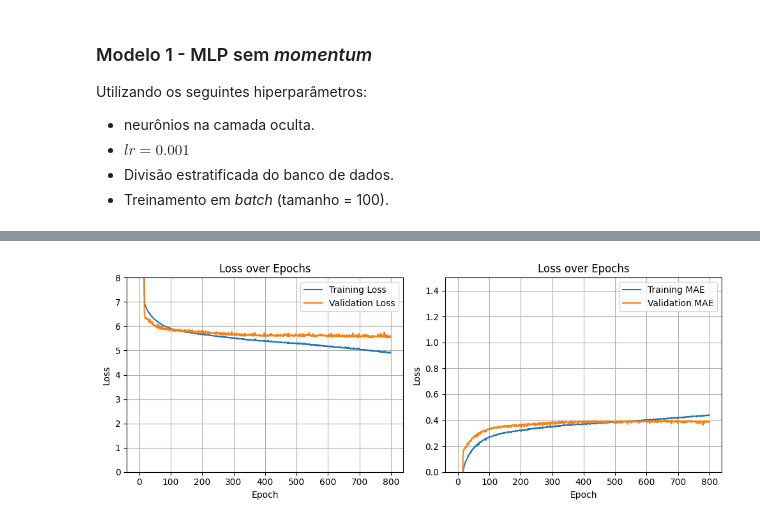
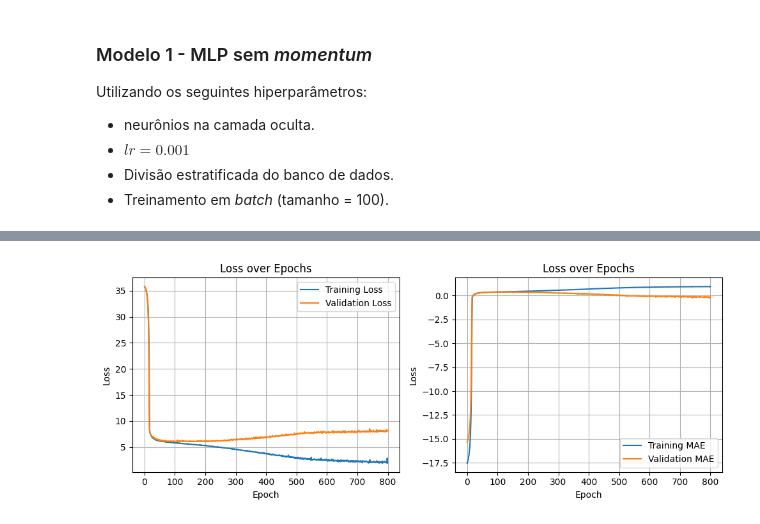
Before and after one commit to Luis-Menezes/NN_SupervisedLearning, a Jupyter notebook: project_1_deliverable.ipynb, the cells around one changed output, grey strips where cells are left out. Cells and saved outputs as stored; diff of their text form; code cells hidden in the pictures.

```diff
--- a/project_1_deliverable.ipynb
+++ b/project_1_deliverable.ipynb
@@ -1464,6 +1464,7 @@ model = keras.Sequential()
 model.add(Input(shape=(X_train.shape[1],)))
 model.add(Dense(70, activation='relu'))
 model.add(Dense(15, activation='relu'))
+model.add(Dense(5, activation='relu'))
 model.add(Dense(Y_train.shape[1], activation='linear'))
 # %%
 from keras.optimizers import SGD
@@ -1529,7 +1532,7 @@ def plot_learning_curve(history):
     plt.title('Loss over Epochs')
     plt.xlabel('Epoch')
     plt.ylabel('Loss')
-    plt.ylim(top=8, bottom=0)
+    # plt.ylim(top=8, bottom=0)
     plt.legend()
     plt.grid(True)
 
@@ -1541,7 +1544,7 @@ def plot_learning_curve(history):
     plt.xlabel('Epoch')
     plt.ylabel('Loss')
     plt.legend()
-    plt.ylim(top=1.5, bottom=0)
+    # plt.ylim(top=1.5, bottom=0)
     plt.grid(True)
 
 
@@ -1577,13 +1583,14 @@ from keras.layers import Dense, Input
 
 model = keras.Sequential()
 model.add(Input(shape=(X_train.shape[1],)))
-model.add(Dense(20, activation='relu',kernel_regularizer='l2'))
-model.add(Dense(10, activation='relu', kernel_regularizer='l2'))
+model.add(Dense(70, activation='relu', kernel_regularizer='l2'))
+model.add(Dense(15, activation='relu', kernel_regularizer='l2'))
+model.add(Dense(5, activation='relu', kernel_regularizer='l2'))
 model.add(Dense(Y_train.shape[1], activation='linear'))
 # %%
 from keras.optimizers import SGD
 
-optimizer = SGD(learning_rate=0.001, momentum=0.5)
+optimizer = SGD(learning_rate=0.001, momentum=0.8)
 model.compile(optimizer=optimizer, loss='mae', metrics=['r2_score'])
 
 model.summary()
@@ -1636,36 +1645,36 @@ def plot_learning_curve(history):
         history: A Keras History object.
     """
     plt.figure(figsize=(10, 4))
 
     # Plot MAE Loss
     plt.subplot(1, 2, 1)
     plt.plot(history.history['loss'], label='Training Loss')
     plt.plot(history.history['val_loss'], label='Validation Loss')
     plt.title('Loss over Epochs')
     plt.xlabel('Epoch')
     plt.ylabel('Loss')
-    plt.ylim(top=8, bottom=0)
+    # plt.ylim(top=8, bottom=0)
     plt.legend()
     plt.grid(True)
 
     # Plot R2
     plt.subplot(1, 2, 2)
     plt.plot(history.history['r2_score'], label='Training MAE')
     plt.plot(history.history['val_r2_score'], label='Validation MAE')
     plt.title('Loss over Epochs')
     plt.xlabel('Epoch')
     plt.ylabel('Loss')
     plt.legend()
-    plt.ylim(top=1.5, bottom=0)
+    # plt.ylim(top=1.5, bottom=0)
     plt.grid(True)
 
 
     plt.tight_layout()
     plt.show()
 
 plot_learning_curve(history)
 # %% [output]
-[figure, old version]
+[figure, new version]
 # %%
 val_loss, val_mae = model.evaluate(X_val, Y_val)
 print(f"Validation Loss: {val_loss:.4f}")
```
Also changed, not shown: parts of 14 cells of this notebook.
